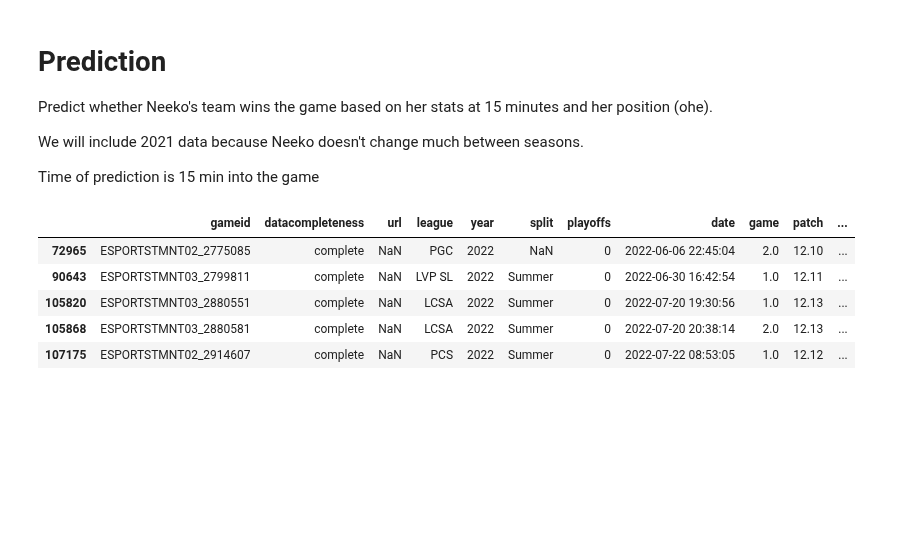
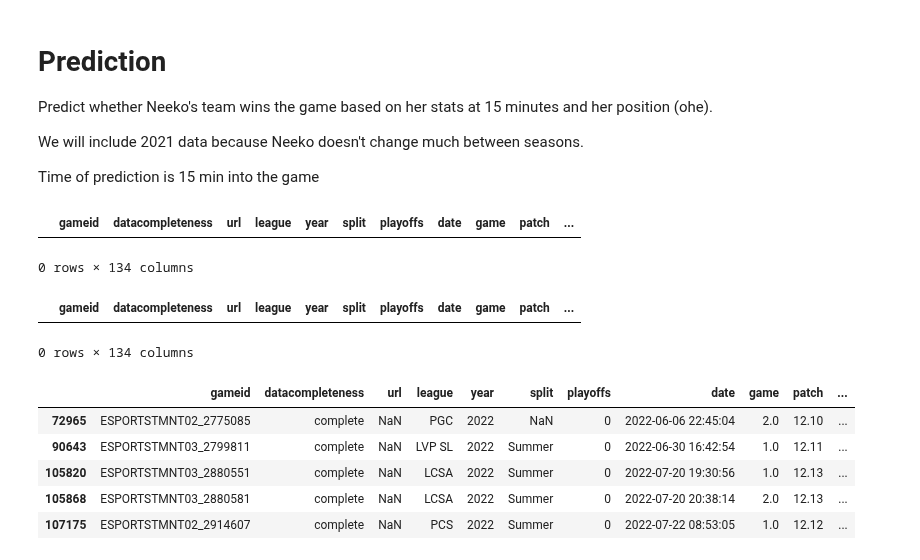
Before and after one commit to elliekwang/neeko_rework, a Jupyter notebook: joyce.ipynb, the cells around one changed output. Drawn from its saved outputs; the diff is of its cells as text; code cells hidden in the pictures; blank space fills up the shorter version.

```diff
--- a/joyce.ipynb
+++ b/joyce.ipynb
@@ -346,6 +346,16 @@ Predict whether Neeko's team wins the game based on her stats at 15 minutes and
 We will include 2021 data because Neeko doesn't change much between seasons.
 
 Time of prediction is 15 min into the game
+# %%
+league[league['firstdragon'].notna()]
+# %% [output]
+|  | gameid | datacompleteness | url | league | year | split | playoffs | date | game | patch | ... |
+0 rows × 134 columns
+# %%
+neeko[neeko['firstdragon'].notna()]
+# %% [output]
+|  | gameid | datacompleteness | url | league | year | split | playoffs | date | game | patch | ... |
+0 rows × 134 columns
 # %%
 # include 2021 data
 full = pd.concat([league, leeg21])
```
Also changed, not shown: parts of 3 cells of this notebook, 1 other file.
